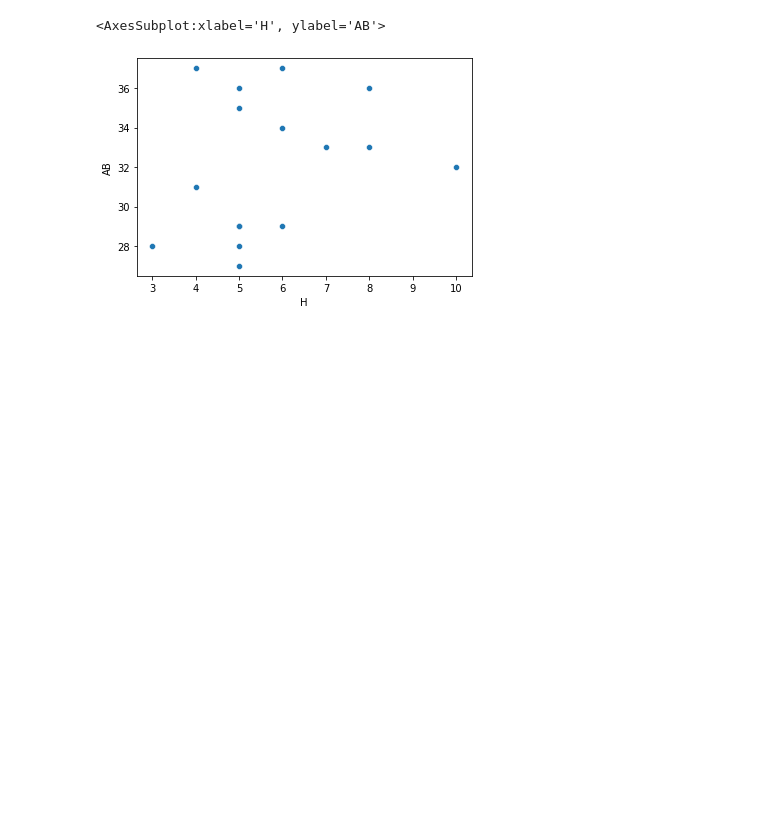
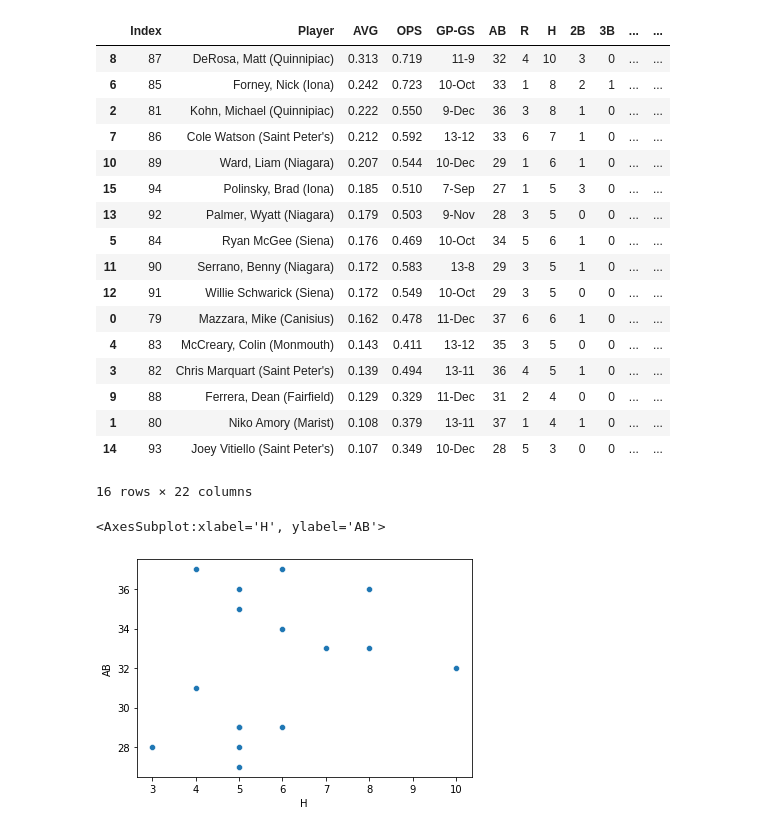
Before and after one commit to MicahlDeRosa/Baseball_stats, a Jupyter notebook: Untitled-1.ipynb, the cells around one changed output. Drawn from its saved outputs; the diff is of its cells as text; code cells hidden in the pictures; blank space fills up the shorter version.

```diff
--- a/Untitled-1.ipynb
+++ b/Untitled-1.ipynb
@@ -6,3 +26,25 @@ df = pd.read_csv('stats.csv')
+# %%
+df_average = df.sort_values(by='AVG', ascending=False)
+df_average
+# %% [output]
+|  | Index | Player | AVG | OPS | GP-GS | AB | R | H | 2B | 3B | ... | ... |
+| 8 | 87 | DeRosa, Matt (Quinnipiac) | 0.313 | 0.719 | 11-9 | 32 | 4 | 10 | 3 | 0 | ... | ... |
+| 6 | 85 | Forney, Nick (Iona) | 0.242 | 0.723 | 10-Oct | 33 | 1 | 8 | 2 | 1 | ... | ... |
+| 2 | 81 | Kohn, Michael (Quinnipiac) | 0.222 | 0.550 | 9-Dec | 36 | 3 | 8 | 1 | 0 | ... | ... |
+| 7 | 86 | Cole Watson (Saint Peter's) | 0.212 | 0.592 | 13-12 | 33 | 6 | 7 | 1 | 0 | ... | ... |
+| 10 | 89 | Ward, Liam (Niagara) | 0.207 | 0.544 | 10-Dec | 29 | 1 | 6 | 1 | 0 | ... | ... |
+| 15 | 94 | Polinsky, Brad (Iona) | 0.185 | 0.510 | 7-Sep | 27 | 1 | 5 | 3 | 0 | ... | ... |
+| 13 | 92 | Palmer, Wyatt (Niagara) | 0.179 | 0.503 | 9-Nov | 28 | 3 | 5 | 0 | 0 | ... | ... |
+| 5 | 84 | Ryan McGee (Siena) | 0.176 | 0.469 | 10-Oct | 34 | 5 | 6 | 1 | 0 | ... | ... |
+| 11 | 90 | Serrano, Benny (Niagara) | 0.172 | 0.583 | 13-8 | 29 | 3 | 5 | 1 | 0 | ... | ... |
+| 12 | 91 | Willie Schwarick (Siena) | 0.172 | 0.549 | 10-Oct | 29 | 3 | 5 | 0 | 0 | ... | ... |
+| 0 | 79 | Mazzara, Mike (Canisius) | 0.162 | 0.478 | 11-Dec | 37 | 6 | 6 | 1 | 0 | ... | ... |
+| 4 | 83 | McCreary, Colin (Monmouth) | 0.143 | 0.411 | 13-12 | 35 | 3 | 5 | 0 | 0 | ... | ... |
+| 3 | 82 | Chris Marquart (Saint Peter's) | 0.139 | 0.494 | 13-11 | 36 | 4 | 5 | 1 | 0 | ... | ... |
+| 9 | 88 | Ferrera, Dean (Fairfield) | 0.129 | 0.329 | 11-Dec | 31 | 2 | 4 | 0 | 0 | ... | ... |
+| 1 | 80 | Niko Amory (Marist) | 0.108 | 0.379 | 13-11 | 37 | 1 | 4 | 1 | 0 | ... | ... |
+| 14 | 93 | Joey Vitiello (Saint Peter's) | 0.107 | 0.349 | 10-Dec | 28 | 5 | 3 | 0 | 0 | ... | ... |
+16 rows × 22 columns
 # %%
 #Making a scatter plot to show H(Hits) VS. AB(At Bats)
 sb.scatterplot(data=df, x = "H", y ='AB')
```
Also changed, not shown: parts of 3 cells of this notebook.
